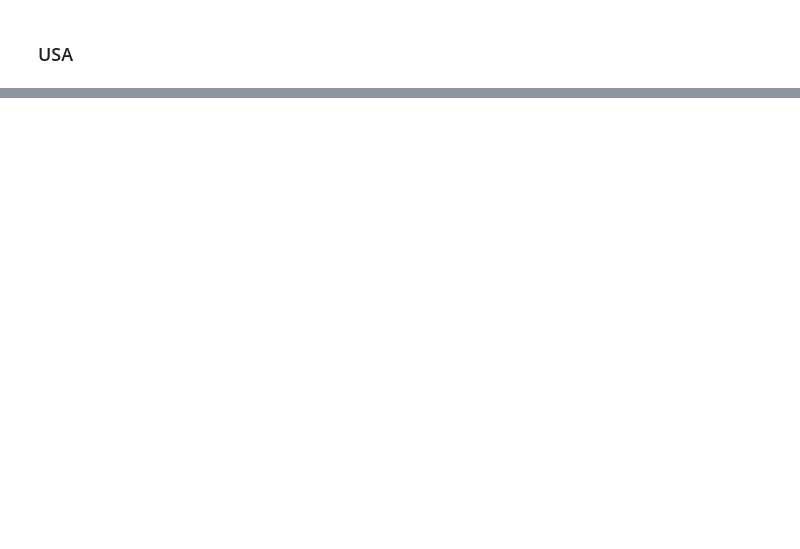
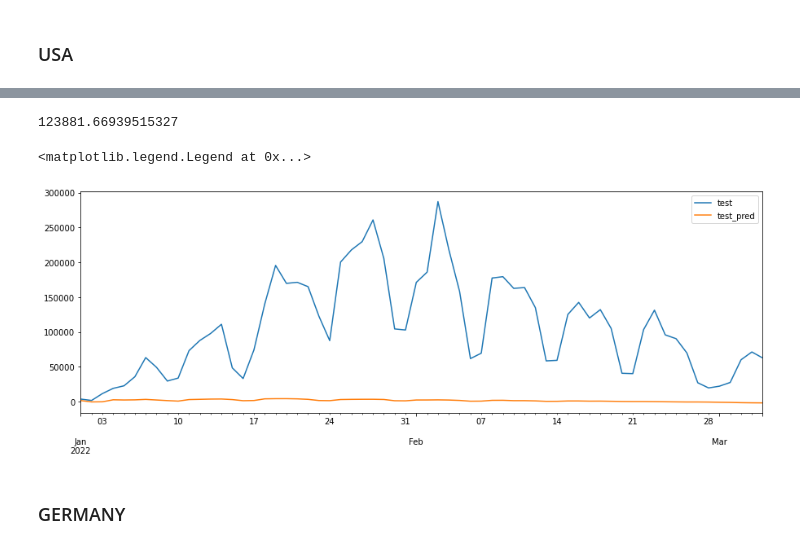
Before and after one commit to ryanchoe2024/Stat-390, a Jupyter notebook: Sid_Models/Prophet-Multi-Sid.ipynb, the cells around one changed output, grey strips where cells are left out. Drawn from its saved outputs; the diff is of its cells as text; code cells hidden in the pictures; blank space fills up the shorter version.

```diff
--- a/Sid_Models/Prophet-Multi-Sid.ipynb
+++ b/Sid_Models/Prophet-Multi-Sid.ipynb
@@ -39,0 +194,15 @@ Australia_test_imputed.set_index('date', inplace=True)
+# %%
+# Make testing predictions and Test RMSE
+test_pred = model.predict(Brazil_test_scaled.reset_index().rename(columns={'date':'ds', 'new_cases':'y'})).set_index('ds')
+rmse = np.sqrt(mean_squared_error(test_pred['yhat'], Brazil_test_scaled['new_cases']))
+rmse
+# %% [output]
+123881.66939515327
+# %%
+pd.concat([Brazil_test_scaled['new_cases'], test_pred['yhat']], axis=1).plot(figsize=(15, 5))
+plt.legend(['test', 'test_pred'])
+# %% [output]
+<matplotlib.legend.Legend at 0x...>
+[figure, added]
+# %% [markdown]
+### GERMANY
```
Also changed, not shown: parts of 50 cells of this notebook, 2 other files.
